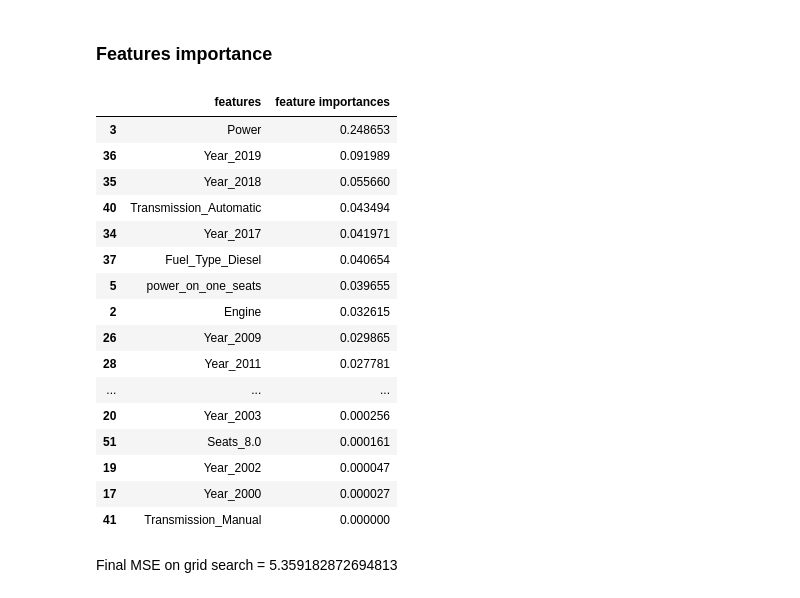
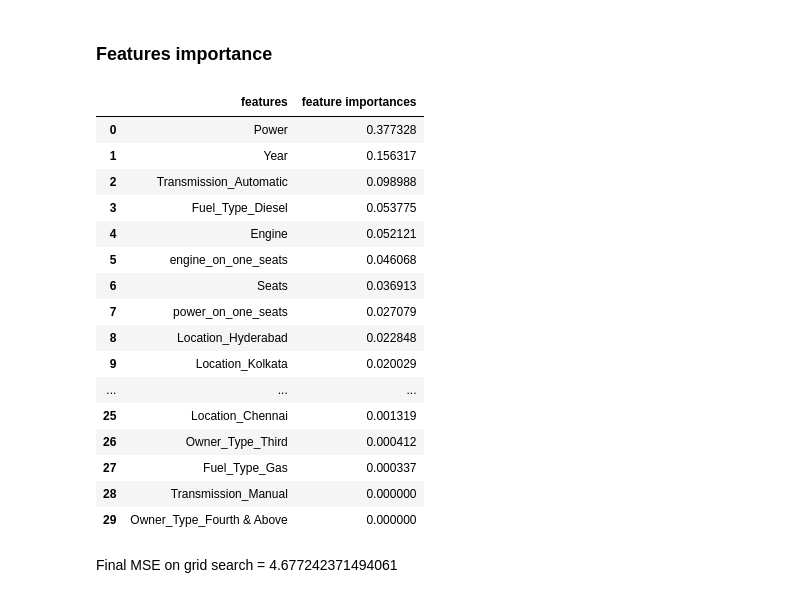
Before and after one commit to Vvold/Cars-Price-Prediction-XGBoost, a Jupyter notebook: Cars Price Prediction Using XGBoost.ipynb, the cells around one changed output. Cells and saved outputs as stored; diff of their text form; code cells hidden in the pictures.

Commit message:
add datacleaning to pipeline

```diff
--- a/Cars Price Prediction Using XGBoost.ipynb
+++ b/Cars Price Prediction Using XGBoost.ipynb
@@ -275,8 +266,5 @@ train_df.drop(train_df[train_df['Power'] > percentile_97].index, axis=0, inplace
 # %% [markdown]
 ### Seats
 # %%
-train_df['Seats'] = np.where(train_df['Seats'] > 8, 8, train_df['Seats'])
-test_df['Seats'] = np.where(test_df['Seats'] > 8, 8, test_df['Seats'])
 #drop row where Seats == 0
 train_df.drop(train_df[train_df['Seats'] == 0].index, axis=0, inplace=True)
-test_df.drop(test_df[test_df['Seats'] == 0].index, axis=0, inplace=True)
@@ -286,7 +298,7 @@ test_df.drop(test_df[test_df['Seats'] == 0].index, axis=0, inplace=True)
 from sklearn.base import BaseEstimator, TransformerMixin
 
 max_year = train_df['Year'].max() + 1
-year_ix, k_driven_ix, power_ix, seats_ix = 1, 2, 8, 9
+year_ix, k_driven_ix, mileage_ix, engine_ix, power_ix, seats_ix = 1, 2, 6, 7, 8, 9
 
 class CreateFeatures(BaseEstimator, TransformerMixin):
     def __init__(self):
@@ -295,6 +307,8 @@ class CreateFeatures(BaseEstimator, TransformerMixin):
         return self
     def transform(self, X):
         X['average_yearthly_driven'] = X.iloc[:, k_driven_ix] / (max_year - X.iloc[:, year_ix])
+        X['mileage_on_one_seats'] = X.iloc[:, mileage_ix] / X.iloc[:, seats_ix]
+        X['engine_on_one_seats'] = X.iloc[:, engine_ix] / X.iloc[:, seats_ix]
         X['power_on_one_seats'] = X.iloc[:, power_ix] / X.iloc[:, seats_ix]
         return X
 # %% [markdown]
@@ -304,11 +318,13 @@ X = train_df.drop(['Price'], axis=1).copy()
 y = train_df['Price']
 X_train, X_test, y_train, y_test = train_test_split(X, y, test_size=0.3, random_state=42)
 
-num_features = ['Kilometers_Driven', 'Mileage', 'Engine', 'Power', 'average_yearthly_driven', 'power_on_one_seats']
-cat_features = ['Location', 'Year', 'Fuel_Type', 'Transmission', 'Owner_Type', 'Seats']
+num_features = list(X.select_dtypes(include=['int64', 'float64'])) + ['average_yearthly_driven', 'mileage_on_one_seats',
+                                                                      'engine_on_one_seats', 'power_on_one_seats']
+cat_features = list(X.select_dtypes(include=['object']))
 
-features_eng_pipe = Pipeline(
-    steps=[
+data_cleaning_and_features_eng_pipe = Pipeline(
+     steps=[
+        ('data_cleaning', DataCleaning()),
         ('features_eng', CreateFeatures())
     ]
 )
@@ -334,10 +350,11 @@ features_preparation = ColumnTransformer(
     ]
 )
 
-full_preparation = Pipeline(steps=[
-    ('add_features', features_eng_pipe),
-    ('features_preparation', features_preparation)
-]
+full_preparation = Pipeline(
+    steps=[
+        ('data_preparation', data_cleaning_and_features_eng_pipe),
+        ('features_preparation', features_preparation)
+    ]
 )
 
 model = Pipeline(
@@ -355,11 +372,10 @@ MSE = 6.536862341259569
 ## GridSearch
 # %%
 params = {
-    'eta':[0.1, 0.2, 0.3],
+    'eta':[0.05, 0.1, 0.2],
     'max_depth':[5, 7, 9],
-    'min_child_weight':[3, 4, 5],
-    'max_delta_step':[1, 2, 3],
-    'n_estimators':[500, 1000, 1500]
+    'min_child_weight':[2, 3, 4],
+    'n_estimators':[600, 800, 1000]
 }
 
 grid_model = Pipeline(
@@ -386,29 +403,29 @@ grid_model.named_steps['grid_cv_model'].best_params_
 # %%
 categorical_cols = grid_model.named_steps['full_preparation'].named_steps['features_preparation'].named_transformers_['categorical']\
                         .named_steps["encoder"].get_feature_names(cat_features)
 # columns name
 features_name = num_features + list(categorical_cols)
 
 feature_importances = pd.DataFrame({'features':features_name,
                                     'feature importances':grid_model.named_steps['grid_cv_model'].best_estimator_.feature_importances_})
-feature_importances.sort_values('feature importances', ascending=False)
+feature_importances.sort_values('feature importances', ascending=False, ignore_index=True)
 # %% [output]
 |  | features | feature importances |
-| 3 | Power | 0.248653 |
-| 36 | Year_2019 | 0.091989 |
-| 35 | Year_2018 | 0.055660 |
-| 40 | Transmission_Automatic | 0.043494 |
-| 34 | Year_2017 | 0.041971 |
-| 37 | Fuel_Type_Diesel | 0.040654 |
-| 5 | power_on_one_seats | 0.039655 |
-| 2 | Engine | 0.032615 |
-| 26 | Year_2009 | 0.029865 |
-| 28 | Year_2011 | 0.027781 |
+| 0 | Power | 0.377328 |
+| 1 | Year | 0.156317 |
+| 2 | Transmission_Automatic | 0.098988 |
+| 3 | Fuel_Type_Diesel | 0.053775 |
+| 4 | Engine | 0.052121 |
+| 5 | engine_on_one_seats | 0.046068 |
+| 6 | Seats | 0.036913 |
+| 7 | power_on_one_seats | 0.027079 |
+| 8 | Location_Hyderabad | 0.022848 |
+| 9 | Location_Kolkata | 0.020029 |
 | ... | ... | ... |
-| 20 | Year_2003 | 0.000256 |
-| 51 | Seats_8.0 | 0.000161 |
-| 19 | Year_2002 | 0.000047 |
-| 17 | Year_2000 | 0.000027 |
-| 41 | Transmission_Manual | 0.000000 |
+| 25 | Location_Chennai | 0.001319 |
+| 26 | Owner_Type_Third | 0.000412 |
+| 27 | Fuel_Type_Gas | 0.000337 |
+| 28 | Transmission_Manual | 0.000000 |
+| 29 | Owner_Type_Fourth & Above | 0.000000 |
 # %% [markdown]
-Final MSE on grid search = 5.359182872694813
+Final MSE on grid search = 4.677242371494061
```
Also changed, not shown: parts of 15 cells of this notebook.
